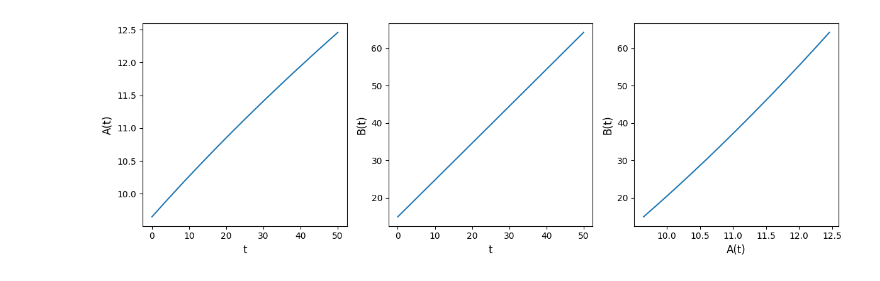
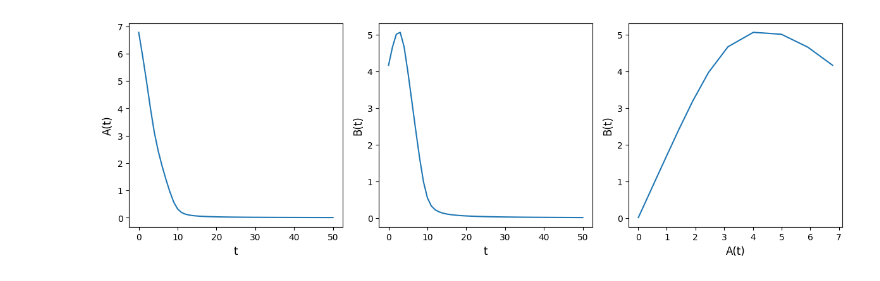
Before and after one commit to HyukpyoHong/DynamicACR, a Jupyter notebook: Simul_for_single_network.ipynb, the cells around one changed output. Drawn from its saved outputs; the diff is of its cells as text; code cells hidden in the pictures.

```diff
--- a/Simul_for_single_network.ipynb
+++ b/Simul_for_single_network.ipynb
@@ -37,7 +37,7 @@ list_acr_id = np.zeros(num_S, dtype=int)
 list_unbnd_id = np.zeros(num_S, dtype=int)
 
 rnd_search = False
-net_id = 89
+net_id = 422
 print(f"======= Analyzing network {net_id:4} =======")
 list_R_id = acr.net_id_to_R_id_list(net_id, num_total_R, num_R)
 list_source_id, list_product_id = zip(*[acr.reaction_id_to_complex_id(R_id, num_total_C) for R_id in list_R_id])
@@ -57,15 +57,19 @@ lb_init = np.ones(num_S) # Upper bounds for the initial values
 list_acr_id_par = np.zeros((num_S, num_repeat_par), dtype=int)
 list_unbnd_id_par = np.zeros((num_S, num_repeat_par), dtype=int)
 
+upp_val = np.zeros((num_S, num_repeat_par))
+low_val = np.zeros((num_S, num_repeat_par))
+kappa1 = np.zeros((num_R, num_repeat_par))
+
 for iter_par in range(num_repeat_par):
-    kappa1 = np.random.uniform(low=lb_param, high=ub_param, size=num_R)
+    kappa1[:, iter_par] = np.random.uniform(low=lb_param, high=ub_param, size=num_R)
     final_val_mat = np.zeros((num_S, num_repeat_init))
     latter_val_mat = np.zeros((num_S, num_repeat_init))
 
     for iter_init in range(1, num_repeat_init + 1):
         x_init = np.random.uniform(low=lb_init, high=ub_init, size=num_S)
         t_eval = np.arange(tspan1[0], tspan1[1]+1, 1)
-        sol1 = solve_ivp(acr.MAK_rescaled, tspan1, x_init, args = (kappa1, source_mat, stoi_mat), method='RK45', t_eval=t_eval)
+        sol1 = solve_ivp(acr.MAK_rescaled, tspan1, x_init, args = (kappa1[:, iter_par], source_mat, stoi_mat), method='RK45', t_eval=t_eval)
         sol_mat1 = sol1.y.T
         length_tspan = sol_mat1.shape[0]
         final_val_mat[:, iter_init - 1] = sol_mat1[length_tspan - 1, :]
@@ -73,11 +77,11 @@ for iter_par in range(num_repeat_par):
         if int(np.floor(0.8 * length_tspan)) >= 1:
             latter_val_mat[:, iter_init - 1] = sol_mat1[int(np.floor(0.8 * length_tspan)), :]
 
-    upp_val = np.array([np.quantile(final_val_mat[i, :], 0.6) for i in range(num_S)])
-    low_val = np.array([np.quantile(final_val_mat[i, :], 0.4) for i in range(num_S)])
+    upp_val[:,iter_par] = np.array([np.quantile(final_val_mat[i, :], 0.6) for i in range(num_S)])
+    low_val[:,iter_par] = np.array([np.quantile(final_val_mat[i, :], 0.4) for i in range(num_S)])
 
     for i in range(num_S):
-        if upp_val[i] - low_val[i] < thres_acr and low_val[i] > thres_positive:
+        if upp_val[i,iter_par] - low_val[i,iter_par] < thres_acr and low_val[i,iter_par] > thres_positive:
             list_acr_id_par[i, iter_par] = 1
         if np.mean(latter_val_mat[i, :]) > lb_init[i] and np.mean(final_val_mat[i, :]) > np.mean(latter_val_mat[i, :]) + thres_unbounded:
             list_unbnd_id_par[i, iter_par] = 1
@@ -91,4 +95,6 @@ for i in range(num_S):
         list_unbnd_id[i] += 1
     if np.prod(list_unbnd_id_par[i, :]) > 0:
         list_unbnd_id[i] += 1
+
+print(f"======= DONE =======")
 # %% [output]
@@ -141,28 +148,32 @@ kappa
-# %%
-x_init_tmp = np.array([10,10])
-kappa_tmp = np.array([5,3])
-t_eval_tmp = np.arange(tspan1[0], tspan1[1]+1, 1)
-#sol_tmp = solve_ivp(acr.MAK_rescaled, tspan1, x_init_tmp, args = (kappa_tmp, source_mat, stoi_mat), method='RK45', t_eval=t_eval_tmp)
-sol_tmp = sol1
-fig, ax = plt.subplots(1,3,figsize = (12, 4))
-
-fontSize = 12
-ax[0].plot(sol_tmp.t, sol_tmp.y[0])
-ax[0].set_xlabel('t', fontsize = fontSize)
-ax[0].set_ylabel('A(t)', fontsize = fontSize)
-#ax[0].margins(0)
-
-ax[1].plot(sol_tmp.t, sol_tmp.y[1])
-ax[1].set_xlabel('t', fontsize = fontSize)
-ax[1].set_ylabel('B(t)', fontsize = fontSize)
-
-ax[2].plot(sol_tmp.y[0], sol_tmp.y[1])
-ax[2].set_xlabel('A(t)', fontsize = fontSize)
-ax[2].set_ylabel('B(t)', fontsize = fontSize)
-
-#plt.subplots_adjust(vspace=3)
-fig.tight_layout() # Or equivalently,  "plt.tight_layout()"
-
-plt.show()
-# %% [output]
-[figure, removed]
+# %%
+x_init_tmp = [17.87859346, 9.25049512] # np.random.uniform(low=lb_init, high=ub_init, size=num_S)
+x_init_tmp = np.random.uniform(low=lb_init, high=ub_init, size=num_S)
+kappa_tmp = [3.36308509, 9.89004494]
+kappa_tmp = np.random.uniform(low=lb_param, high=ub_param, size=num_R)
+tbin = 1
+t_eval_tmp = np.arange(tspan1[0], tspan1[1]+tbin, tbin)
+sol_tmp = solve_ivp(acr.MAK_rescaled, tspan1, x_init_tmp, args = (kappa_tmp, source_mat, stoi_mat), method='RK45', t_eval=t_eval_tmp)
+#sol_tmp = solve_ivp(acr.MAK_rescaled, tspan1, x_init_tmp, args = (kappa_tmp, source_mat, stoi_mat), method='RK45')
+#sol_tmp = sol1
+fig, ax = plt.subplots(1,3,figsize = (12, 4))
+
+fontSize = 12
+ax[0].plot(sol_tmp.t, sol_tmp.y[0])
+ax[0].set_xlabel('t', fontsize = fontSize)
+ax[0].set_ylabel('A(t)', fontsize = fontSize)
+#ax[0].margins(0)
+
+ax[1].plot(sol_tmp.t, sol_tmp.y[1])
+ax[1].set_xlabel('t', fontsize = fontSize)
+ax[1].set_ylabel('B(t)', fontsize = fontSize)
+
+ax[2].plot(sol_tmp.y[0], sol_tmp.y[1])
+ax[2].set_xlabel('A(t)', fontsize = fontSize)
+ax[2].set_ylabel('B(t)', fontsize = fontSize)
+
+#plt.subplots_adjust(vspace=3)
+fig.tight_layout() # Or equivalently,  "plt.tight_layout()"
+
+plt.show()
+# %% [output]
+[figure, added]
```
Also changed, not shown: parts of 4 cells of this notebook, 1 other file.
